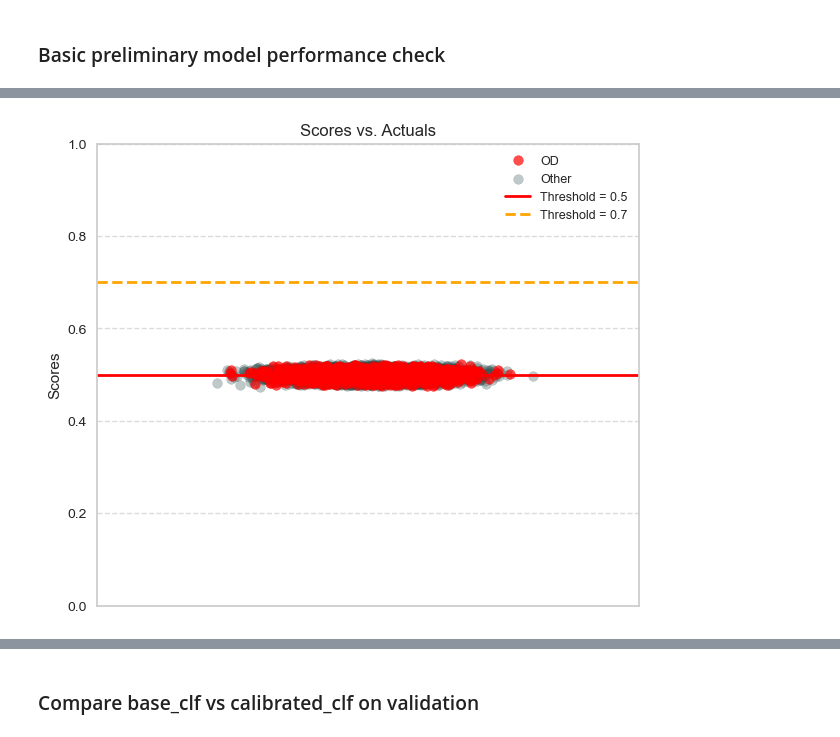
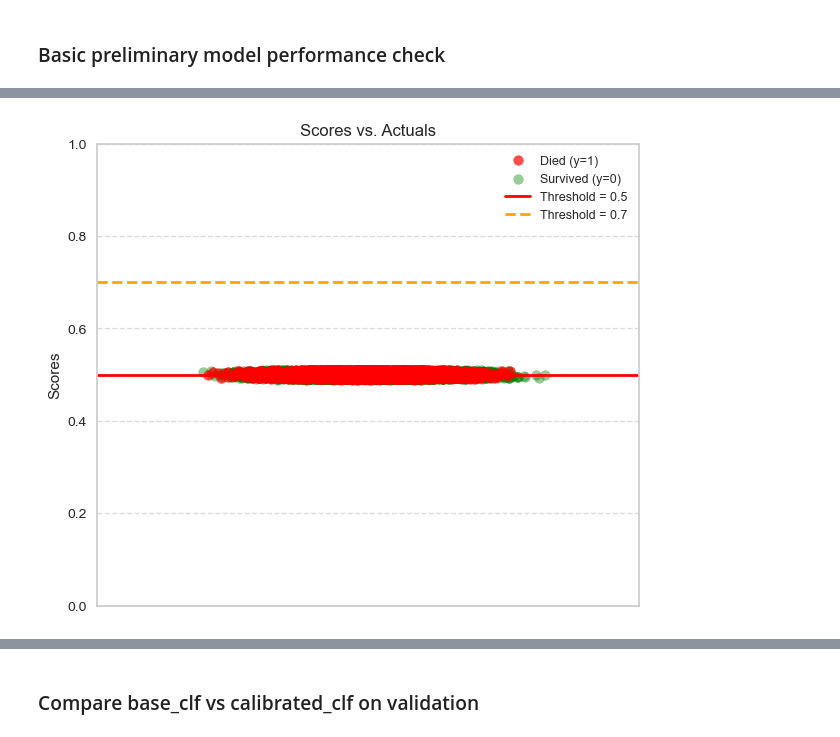
Before and after one commit to apayne185/RAI_opioid_risk_prevention, a Jupyter notebook: ML4HL_LC_RAI_toolbox.ipynb, the cells around one changed output, grey strips where cells are left out. Cells and saved outputs as stored; diff of their text form; code cells hidden in the pictures.

```diff
--- a/ML4HL_LC_RAI_toolbox.ipynb
+++ b/ML4HL_LC_RAI_toolbox.ipynb
@@ -544,36 +709,36 @@ display(tbl5)
 # %%
 # Data for the plot using variables from the preceding cells
 scores = positive_scores(base_clf, X_val)
 actuals = y_val
 
-# Separate scores for actual positive (OD=1) and negative (OD=0) cases
-scores_positive = scores[actuals == 1]
-scores_negative = scores[actuals == 0]
+# Separate scores for actual positive (died=1) and negative (survived=0) cases
+scores_positive = scores[actuals == 1]  # Patients who died
+scores_negative = scores[actuals == 0]  # Patients who survived
 
 # Generate random jitter for the x-axis
 jitter_strength = 0.03
 jitter_positive = np.random.normal(0, jitter_strength, len(scores_positive))
 jitter_negative = np.random.normal(0, jitter_strength, len(scores_negative))
 
 # 3. Create the plot
 fig, ax = plt.subplots(figsize=(7, 6))
-scatter_other = ax.scatter(jitter_negative, scores_negative, color='darkslategrey', alpha=0.3, label='Other')
-scatter_target = ax.scatter(jitter_positive, scores_positive, color='red', alpha=0.7, label='OD')
+scatter_survived = ax.scatter(jitter_negative, scores_negative, color='green', alpha=0.4, label='Survived (y=0)')
+scatter_died = ax.scatter(jitter_positive, scores_positive, color='red', alpha=0.7, label='Died (y=1)')
 
 # Add threshold lines
 line_50 = ax.axhline(y=0.5, color='red', linestyle='-', linewidth=2, label='Threshold = 0.5')
 line_80 = ax.axhline(y=0.7, color='orange', linestyle='--', linewidth=2, label='Threshold = 0.7')
 
 ax.set_title('Scores vs. Actuals')
 ax.set_ylabel('Scores')
 ax.set_ylim(0, 1)
 ax.set_xticks([])
 ax.set_xlim(-0.2, 0.2) # Set fixed x-axis limits to control the visual spread
-ax.legend(handles=[scatter_target, scatter_other, line_50, line_80], fontsize=9, loc='upper right')
+ax.legend(handles=[scatter_died, scatter_survived, line_50, line_80], fontsize=9, loc='upper right')
 
 ax.grid(axis='y', linestyle='--', alpha=0.7)
 plt.show()
 # %% [output]
-[figure, old version]
+[figure, new version]
 # %% [markdown]
 # 6. Recalibrating the Scores
```
Also changed, not shown: parts of 26 cells of this notebook, 1 other file.
